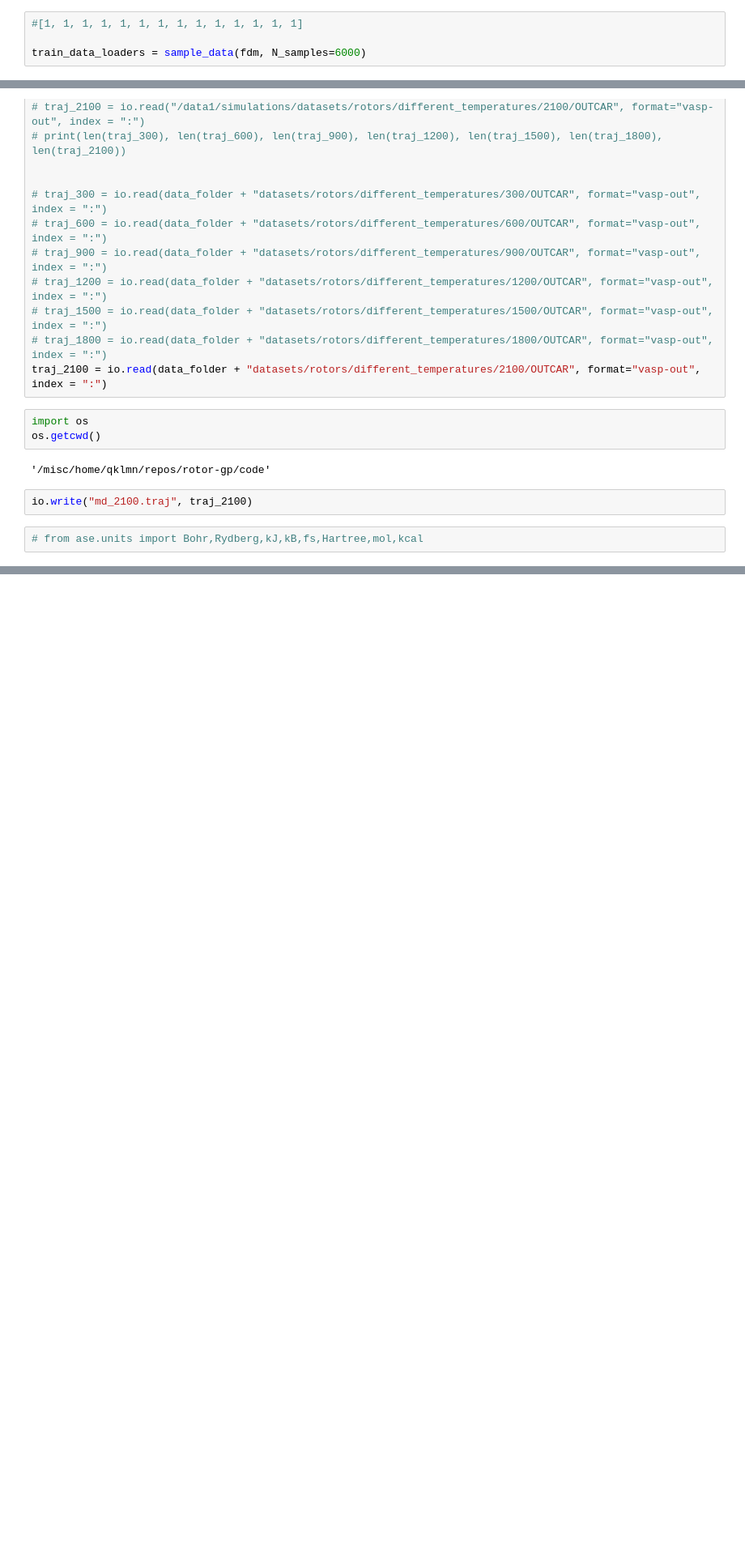
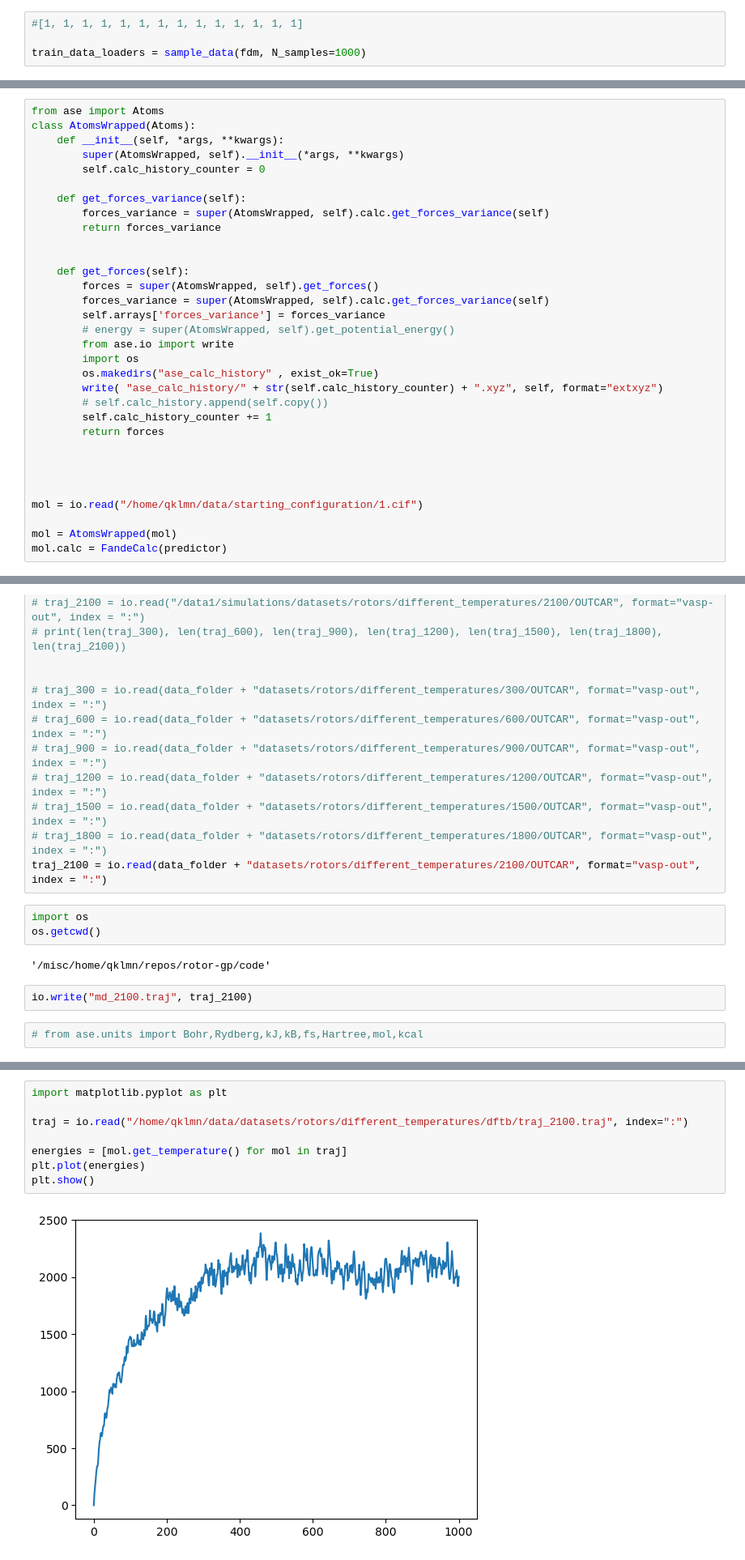
Before and after one commit to tsitsvero/rotor-gp, a Jupyter notebook: code/train_and_run.ipynb, the cells around one changed output, grey strips where cells are left out. Shown at 81% size. Cells and saved outputs as stored; diff of their text form; blank space fills up the shorter version.

```diff
--- a/code/train_and_run.ipynb
+++ b/code/train_and_run.ipynb
@@ -94,6 +94,6 @@ Number of test points for group 13:  360
 # %%
 #[1, 1, 1, 1, 1, 1, 1, 1, 1, 1, 1, 1, 1, 1]
 
-train_data_loaders = sample_data(fdm, N_samples=6000)
+train_data_loaders = sample_data(fdm, N_samples=1000)
 # %% [output]
 Dataloader for group 0 created
@@ -318,0 +358,32 @@ fande_calc = prepare_fande_ase_calc(hparams, soap_params)
+# %%
+from ase import Atoms
+class AtomsWrapped(Atoms):
+    def __init__(self, *args, **kwargs):
+        super(AtomsWrapped, self).__init__(*args, **kwargs)
+        self.calc_history_counter = 0
+
+    def get_forces_variance(self):
+        forces_variance = super(AtomsWrapped, self).calc.get_forces_variance(self)
+        return forces_variance
+
+
+    def get_forces(self):
+        forces = super(AtomsWrapped, self).get_forces()
+        forces_variance = super(AtomsWrapped, self).calc.get_forces_variance(self)
+        self.arrays['forces_variance'] = forces_variance
+        # energy = super(AtomsWrapped, self).get_potential_energy()
+        from ase.io import write
+        import os
+        os.makedirs("ase_calc_history" , exist_ok=True)
+        write( "ase_calc_history/" + str(self.calc_history_counter) + ".xyz", self, format="extxyz")
+        # self.calc_history.append(self.copy())
+        self.calc_history_counter += 1
+        return forces
+
+
+
+
+mol = io.read("/home/qklmn/data/starting_configuration/1.cif")
+
+mol = AtomsWrapped(mol)
+mol.calc = FandeCalc(predictor)
@@ -790,0 +960,10 @@ io.write("md_2100.traj", traj_2100)
+# %%
+import matplotlib.pyplot as plt
+
+traj = io.read("/home/qklmn/data/datasets/rotors/different_temperatures/dftb/traj_2100.traj", index=":")
+
+energies = [mol.get_temperature() for mol in traj]
+plt.plot(energies)
+plt.show()
+# %% [output]
+[figure, added]
```
Also changed, not shown: parts of 23 cells of this notebook, 4 other files.
